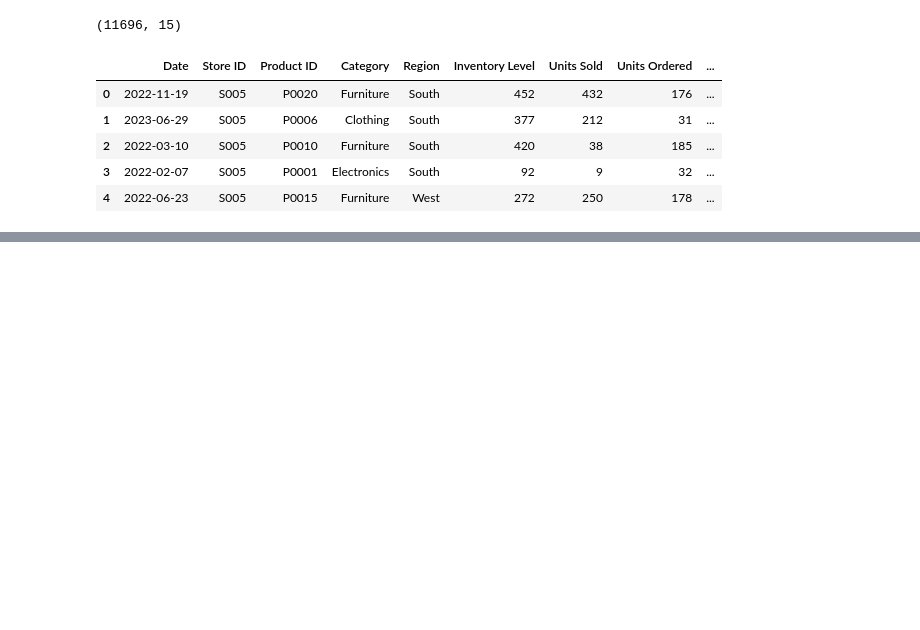
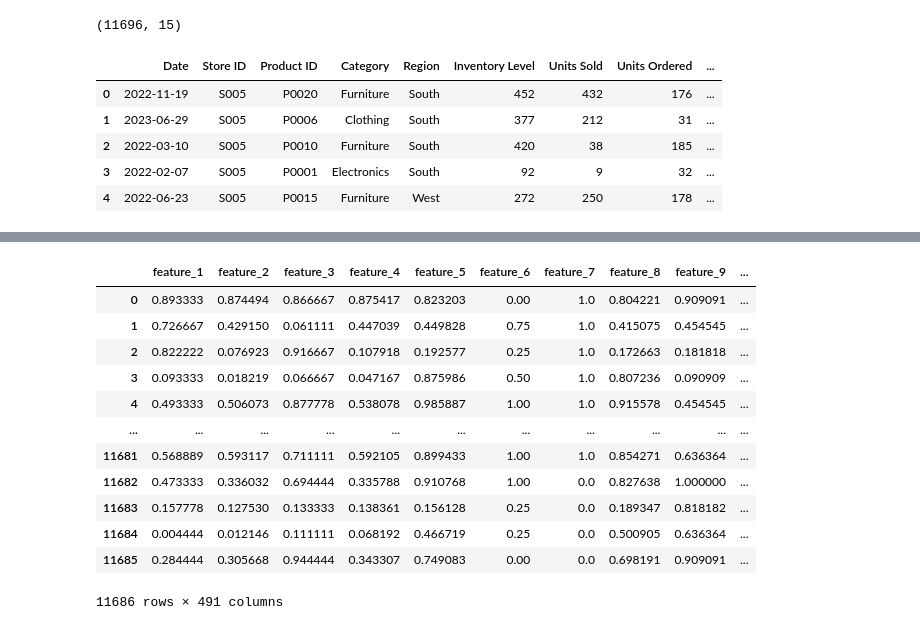
Before and after one commit to Javitodev1/data-science-challenge, a Jupyter notebook: src/doc/02_data_processing_LSTM.ipynb, the cells around one changed output, grey strips where cells are left out. Saved outputs shown, nothing was run; the diff lists cells and outputs as text; code cells hidden in the pictures; blank space fills up the shorter version.

```diff
--- a/src/doc/02_data_processing_LSTM.ipynb
+++ b/src/doc/02_data_processing_LSTM.ipynb
@@ -136,0 +164,52 @@ df
+# %%
+from sklearn.preprocessing import MinMaxScaler
+import numpy as np
+import pandas as pd
+
+lookback = 10
+target_col = 'Units Sold'
+
+# 1. Filtrar solo columnas numéricas
+df_numerico = df_normalizado.select_dtypes(include=[np.number])
+
+# 2. Verificar que la columna objetivo esté incluida
+if target_col not in df_numerico.columns:
+    raise ValueError(f"La columna objetivo '{target_col}' no está en las columnas numéricas.")
+
+# 3. Normalizar todas las columnas numéricas
+scaler = MinMaxScaler()
+df_normalizado = pd.DataFrame(scaler.fit_transform(df_numerico), columns=df_numerico.columns)
+
+# 4. Convertir a array y obtener índice de la columna objetivo
+data_values = df_normalizado.values
+target_index = df_normalizado.columns.get_loc(target_col)
+
+# 5. Crear ventanas (lookback) para X e y
+X, y = [], []
+for i in range(lookback, len(data_values)):
+    X.append(data_values[i - lookback:i])
+    y.append(data_values[i][target_index])
+
+# 6. Transformar en arrays 2D para DataFrame final
+X_array = np.array(X).reshape(len(X), -1)
+y_array = np.array(y).reshape(-1, 1)
+
+# 7. Combinar en un DataFrame
+df_vector_transformado = pd.DataFrame(np.hstack((X_array, y_array)))
+df_vector_transformado.columns = [f'feature_{i+1}' for i in range(df_vector_transformado.shape[1] - 1)] + ['Target_Units_Sold']
+# %%
+df_vector_transformado
+# %% [output]
+|  | feature_1 | feature_2 | feature_3 | feature_4 | feature_5 | feature_6 | feature_7 | feature_8 | feature_9 | ... |
+| 0 | 0.893333 | 0.874494 | 0.866667 | 0.875417 | 0.823203 | 0.00 | 1.0 | 0.804221 | 0.909091 | ... |
+| 1 | 0.726667 | 0.429150 | 0.061111 | 0.447039 | 0.449828 | 0.75 | 1.0 | 0.415075 | 0.454545 | ... |
+| 2 | 0.822222 | 0.076923 | 0.916667 | 0.107918 | 0.192577 | 0.25 | 1.0 | 0.172663 | 0.181818 | ... |
+| 3 | 0.093333 | 0.018219 | 0.066667 | 0.047167 | 0.875986 | 0.50 | 1.0 | 0.807236 | 0.090909 | ... |
+| 4 | 0.493333 | 0.506073 | 0.877778 | 0.538078 | 0.985887 | 1.00 | 1.0 | 0.915578 | 0.454545 | ... |
+| ... | ... | ... | ... | ... | ... | ... | ... | ... | ... | ... |
+| 11681 | 0.568889 | 0.593117 | 0.711111 | 0.592105 | 0.899433 | 1.00 | 1.0 | 0.854271 | 0.636364 | ... |
+| 11682 | 0.473333 | 0.336032 | 0.694444 | 0.335788 | 0.910768 | 1.00 | 0.0 | 0.827638 | 1.000000 | ... |
+| 11683 | 0.157778 | 0.127530 | 0.133333 | 0.138361 | 0.156128 | 0.25 | 0.0 | 0.189347 | 0.818182 | ... |
+| 11684 | 0.004444 | 0.012146 | 0.111111 | 0.068192 | 0.466719 | 0.25 | 0.0 | 0.500905 | 0.636364 | ... |
+| 11685 | 0.284444 | 0.305668 | 0.944444 | 0.343307 | 0.749083 | 0.00 | 0.0 | 0.698191 | 0.909091 | ... |
+11686 rows × 491 columns
```
Also changed, not shown: parts of 23 cells of this notebook, 1 other file.
